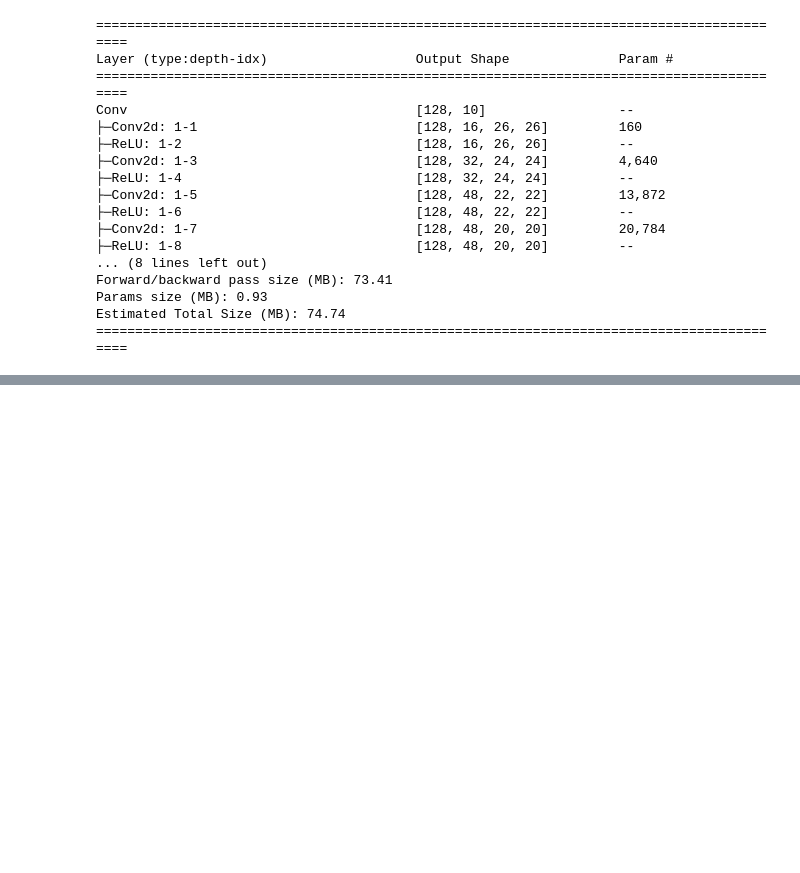
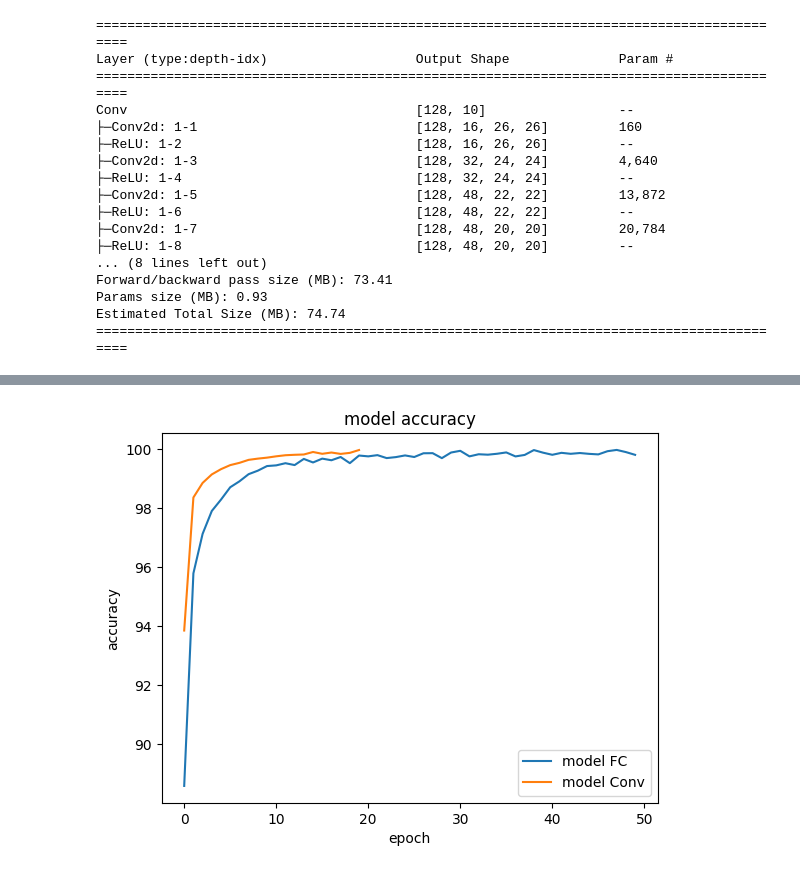
Before and after one commit to PauloPHPC/UMINHO-Visao-por-Computador, a Jupyter notebook: VISÃO POR COMPUTADOR/MNIST III - FC vs Conv-empty.ipynb, the cells around one changed output, grey strips where cells are left out. Saved outputs shown, nothing was run; the diff lists cells and outputs as text; code cells hidden in the pictures; blank space fills up the shorter version.

```diff
--- a/VISÃO POR COMPUTADOR/MNIST III - FC vs Conv-empty.ipynb
+++ b/VISÃO POR COMPUTADOR/MNIST III - FC vs Conv-empty.ipynb
@@ -344,0 +360,4 @@ evaluate(model_conv, test_loader)
+# %%
+show_histories()
+# %% [output]
+[figure, added]
```
Also changed, not shown: parts of 3 cells of this notebook.
